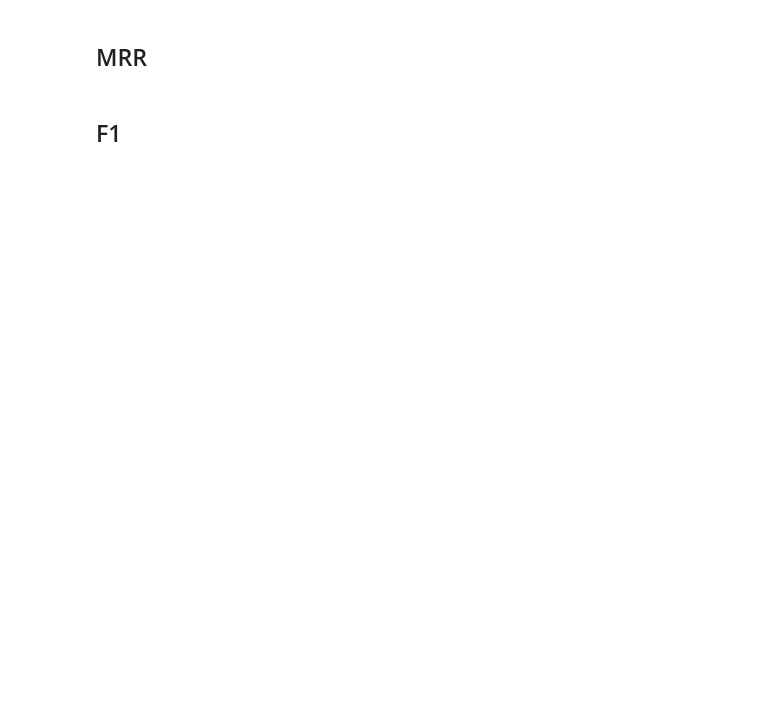
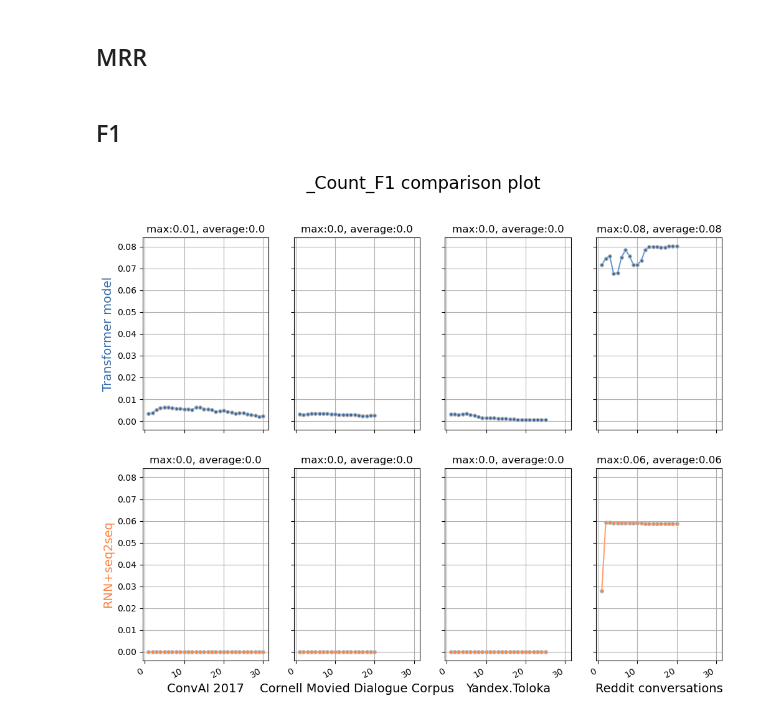
Before and after one commit to zer0deck/transformer_chatbot, a Jupyter notebook: results.ipynb, the cells around one changed output. Drawn from its saved outputs; the diff is of its cells as text; code cells hidden in the pictures; blank space fills up the shorter version.

```diff
--- a/results.ipynb
+++ b/results.ipynb
@@ -199,4 +618,6 @@ plot_metric(results, 'mrr', 'epoch')
 # %% [markdown]
 ## F1
 # %%
-plot_metric(results, 'f1', 'epoch')
+plot_metric(results, '_count_f1', 'epoch')
+# %% [output]
+[figure, added]
```
Also changed, not shown: parts of 39 cells of this notebook.
